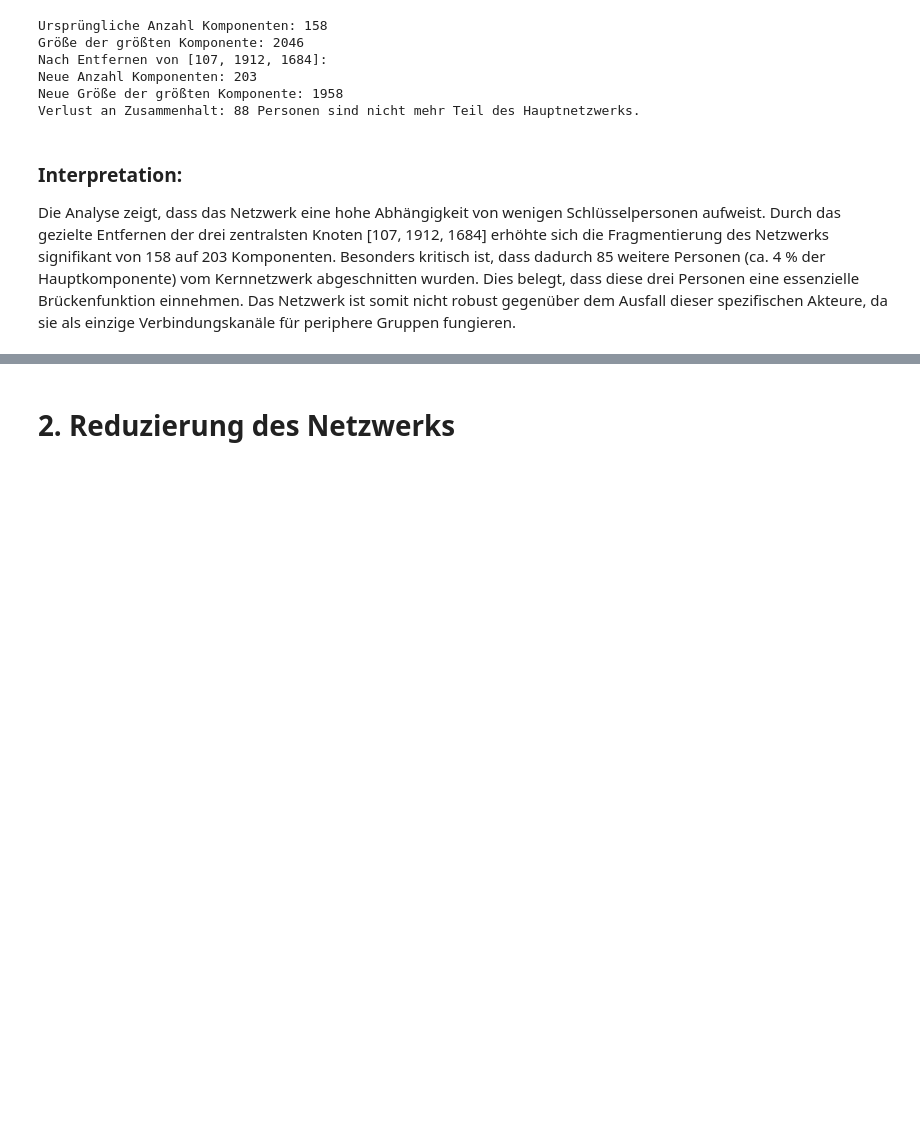
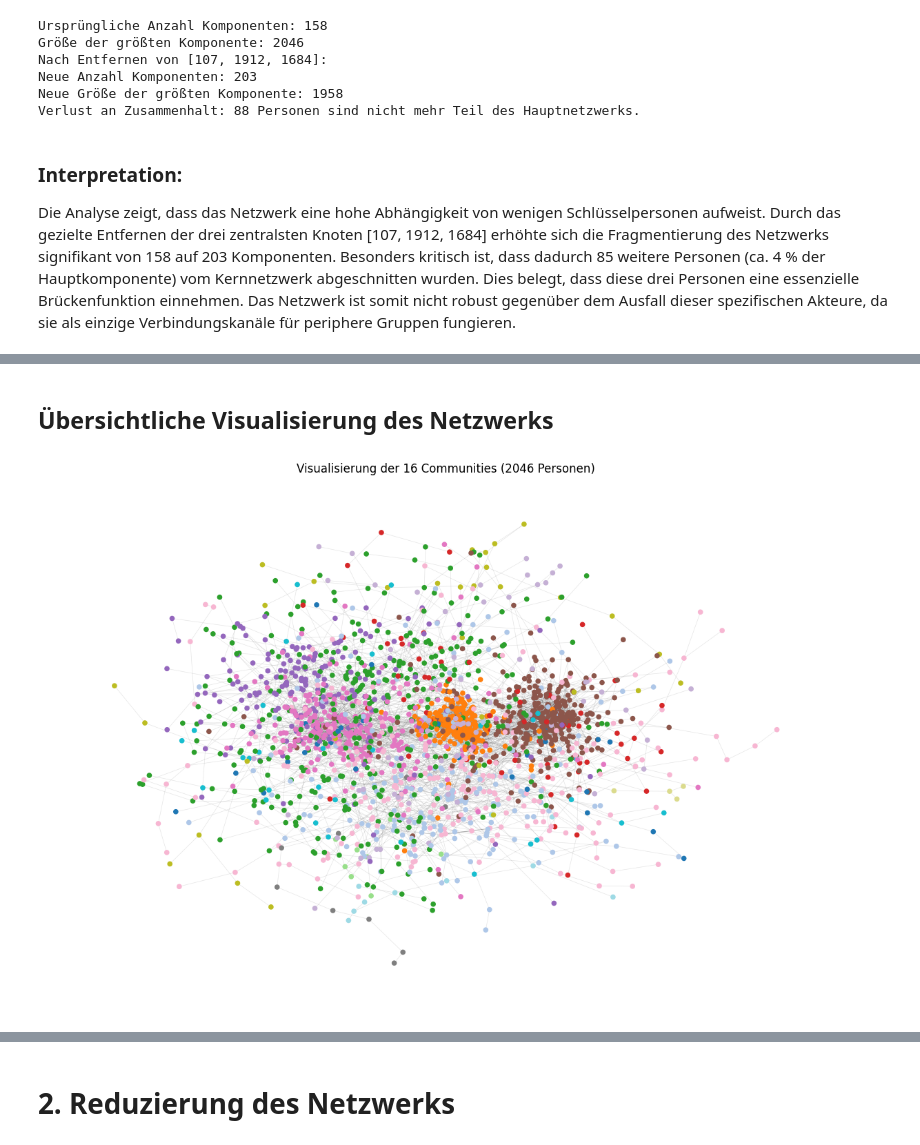
Before and after one commit to thodotpro/ws25_network, a Jupyter notebook: 25W-NWS-Aufgabenstellung.ipynb, the cells around one changed output, grey strips where cells are left out. Cells and saved outputs as stored; diff of their text form; code cells hidden in the pictures; blank space fills up the shorter version.

```diff
--- a/25W-NWS-Aufgabenstellung.ipynb
+++ b/25W-NWS-Aufgabenstellung.ipynb
@@ -256,0 +294,13 @@ Die Analyse zeigt, dass das Netzwerk eine hohe Abhängigkeit von wenigen Schlüs
+# %%
+from networkx.algorithms import community
+
+#Communities berechnen
+#Nutzen der Giant Component von vorhin (G_giant_only)
+communities = list(community.louvain_communities(G_giant_only))
+
+print(f"Es wurden {len(communities)} verschiedene Gruppierungen gefunden.")
+
+#Top 5 größten Gruppen anzeigen
+communities_sorted = sorted(communities, key=len, reverse=True)
+for i, comm in enumerate(communities_sorted[:5], 1):
+    print(f"Gruppe {i}: {len(comm)} Personen")
@@ -256,0 +317,36 @@ Die Analyse zeigt, dass das Netzwerk eine hohe Abhängigkeit von wenigen Schlüs
+# %% [markdown]
+## Übersichtliche Visualisierung des Netzwerks
+# %%
+import matplotlib.pyplot as plt
+import networkx as nx
+
+#Vorbereitung: Layout berechnen
+#k steuert den Abstand zwischen den Knoten (kleinerer Wert = enger)
+pos = nx.spring_layout(G_giant_only, k=0.15, iterations=20)
+
+#Farben für die 16 Gruppen vorbereiten
+#Liste von Farben, basierend auf der Community-Zugehörigkeit
+node_color_map = []
+for node in G_giant_only.nodes():
+    for i, comm in enumerate(communities):
+        if node in comm:
+            node_color_map.append(i) #Nummer der Gruppe (0-15)
+            break
+
+#Das Zeichnen (Visualisierung)
+plt.figure(figsize=(15, 10))
+
+#Knoten werden sehr klein gezeichnet
+nodes = nx.draw_networkx_nodes(G_giant_only, pos,
+                               node_size=20,
+                               node_color=node_color_map,
+                               cmap=plt.cm.tab20)
+
+#Kanten werden sehr dünn und transparent gezeichnet (alpha=0.1)
+nx.draw_networkx_edges(G_giant_only, pos, alpha=0.1, width=0.5)
+
+plt.title(f"Visualisierung der 16 Communities ({G_giant_only.number_of_nodes()} Personen)")
+plt.axis('off') #Schaltet das Koordinatensystem aus
+plt.show()
+# %% [output]
+[figure, added]
```
Also changed, not shown: parts of 15 cells of this notebook.
